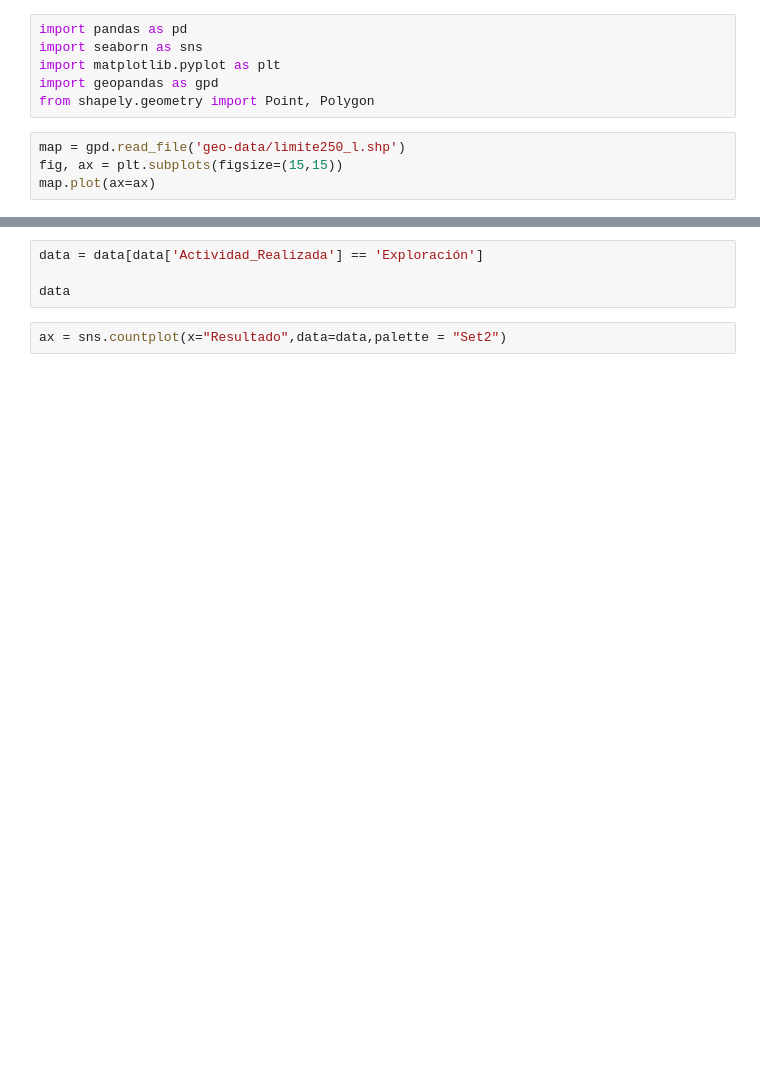
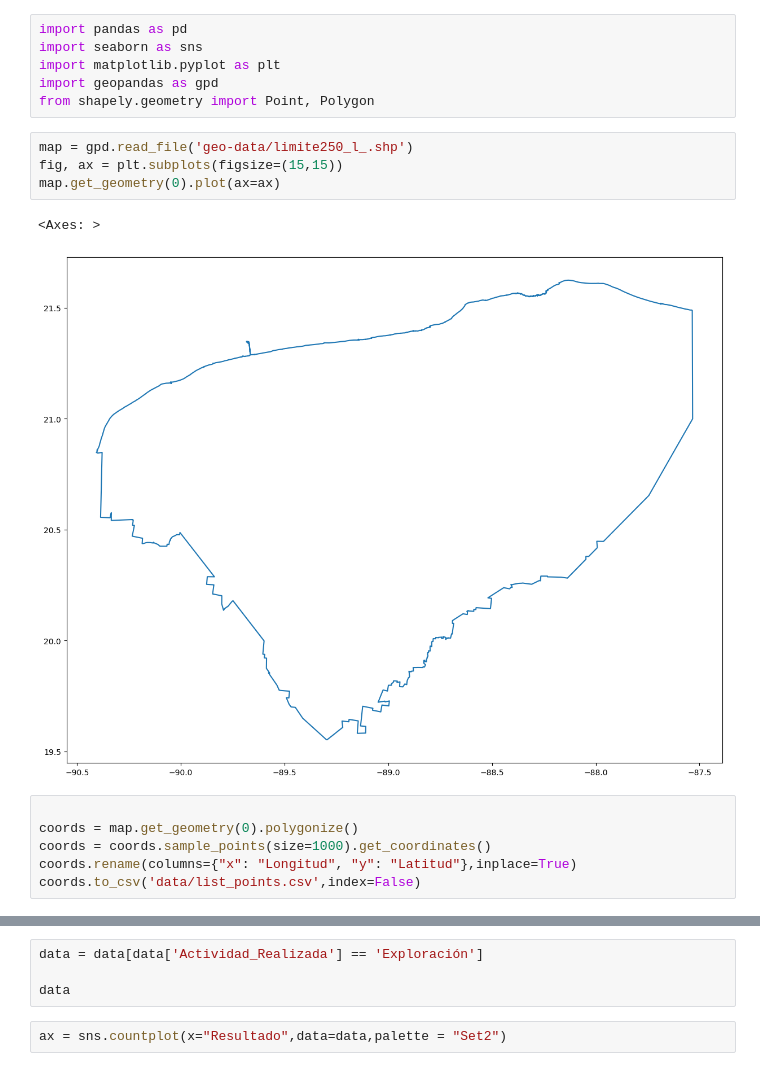
Before and after one commit to apr159/locust, a Jupyter notebook: 0-analisis-datos-a.ipynb, the cells around one changed output, grey strips where cells are left out. Drawn from its saved outputs; the diff is of its cells as text; blank space fills up the shorter version.

```diff
--- a/0-analisis-datos-a.ipynb
+++ b/0-analisis-datos-a.ipynb
@@ -5,6 +5,15 @@ import matplotlib.pyplot as plt
 import geopandas as gpd
 from shapely.geometry import Point, Polygon
 # %%
-map = gpd.read_file('geo-data/limite250_l.shp')
+map = gpd.read_file('geo-data/limite250_l_.shp')
 fig, ax = plt.subplots(figsize=(15,15))
-map.plot(ax=ax)
+map.get_geometry(0).plot(ax=ax)
+# %% [output]
+<Axes: >
+[figure, added]
+# %%
+
+coords = map.get_geometry(0).polygonize()
+coords = coords.sample_points(size=1000).get_coordinates()
+coords.rename(columns={"x": "Longitud", "y": "Latitud"},inplace=True)
+coords.to_csv('data/list_points.csv',index=False)
```
Also changed, not shown: parts of 4 cells of this notebook, 11 other files.
